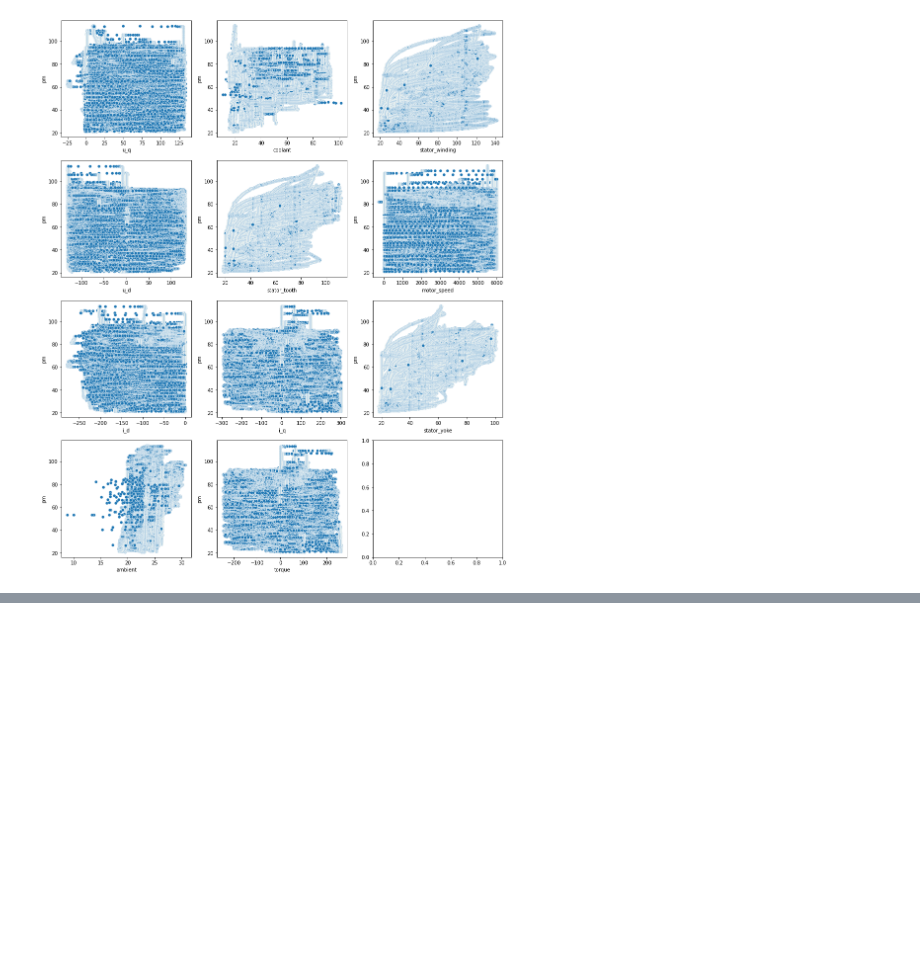
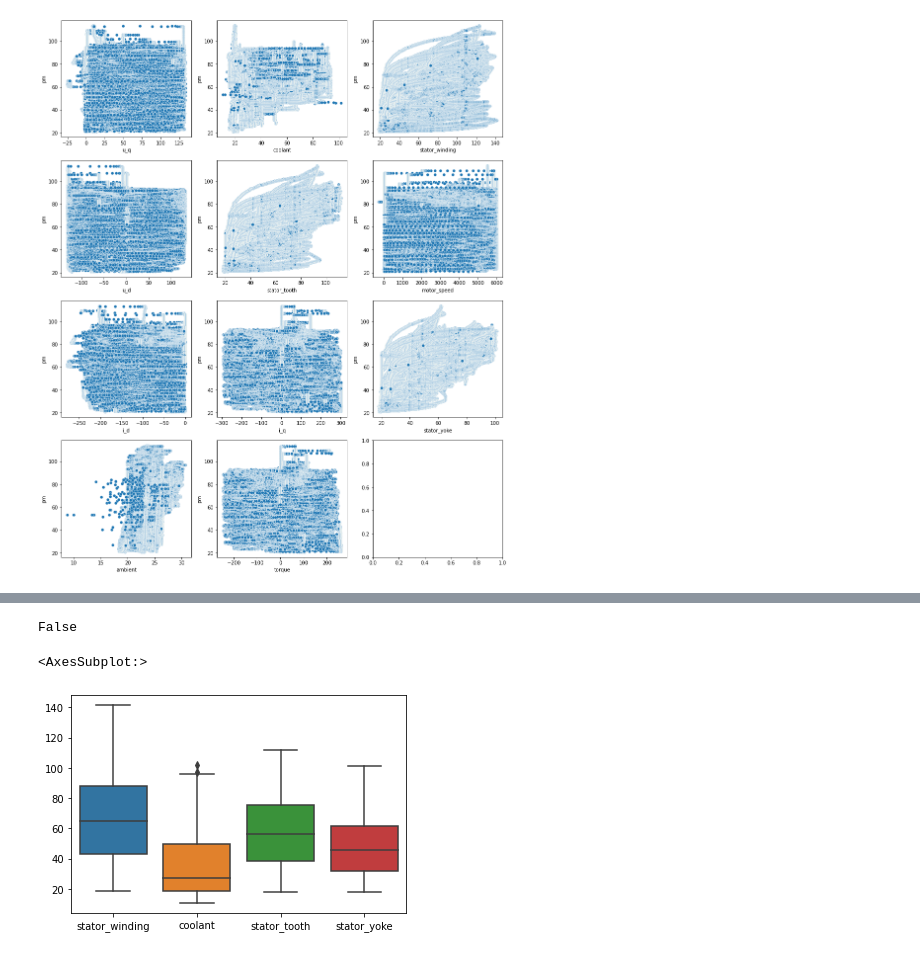
Before and after one commit to eike2/electric_motor, a Jupyter notebook: Electric Motor Temperature Estimation.ipynb, the cells around one changed output, grey strips where cells are left out. Cells and saved outputs as stored; diff of their text form; code cells hidden in the pictures; blank space fills up the shorter version.

```diff
--- a/Electric Motor Temperature Estimation.ipynb
+++ b/Electric Motor Temperature Estimation.ipynb
@@ -293,0 +312,10 @@ sns.scatterplot(data=db,x = 'torque', y = 'pm',ax=axes[3,1])
+# %%
+#better option to find isnull
+db.isnull().values.any()
+# %% [output]
+False
+# %%
+sns.boxplot(data=db[['stator_winding','coolant','stator_tooth','stator_yoke']])
+# %% [output]
+<AxesSubplot:>
+[figure, added]
```
Also changed, not shown: parts of 7 cells of this notebook.
